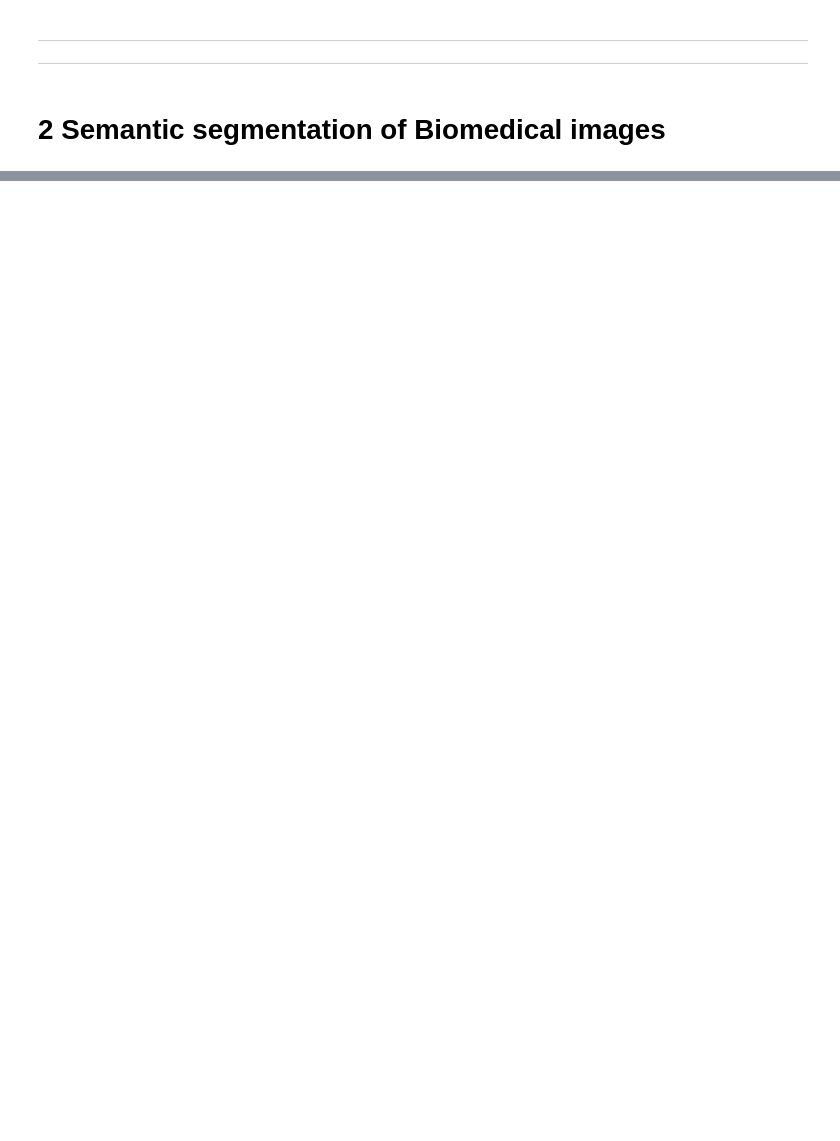
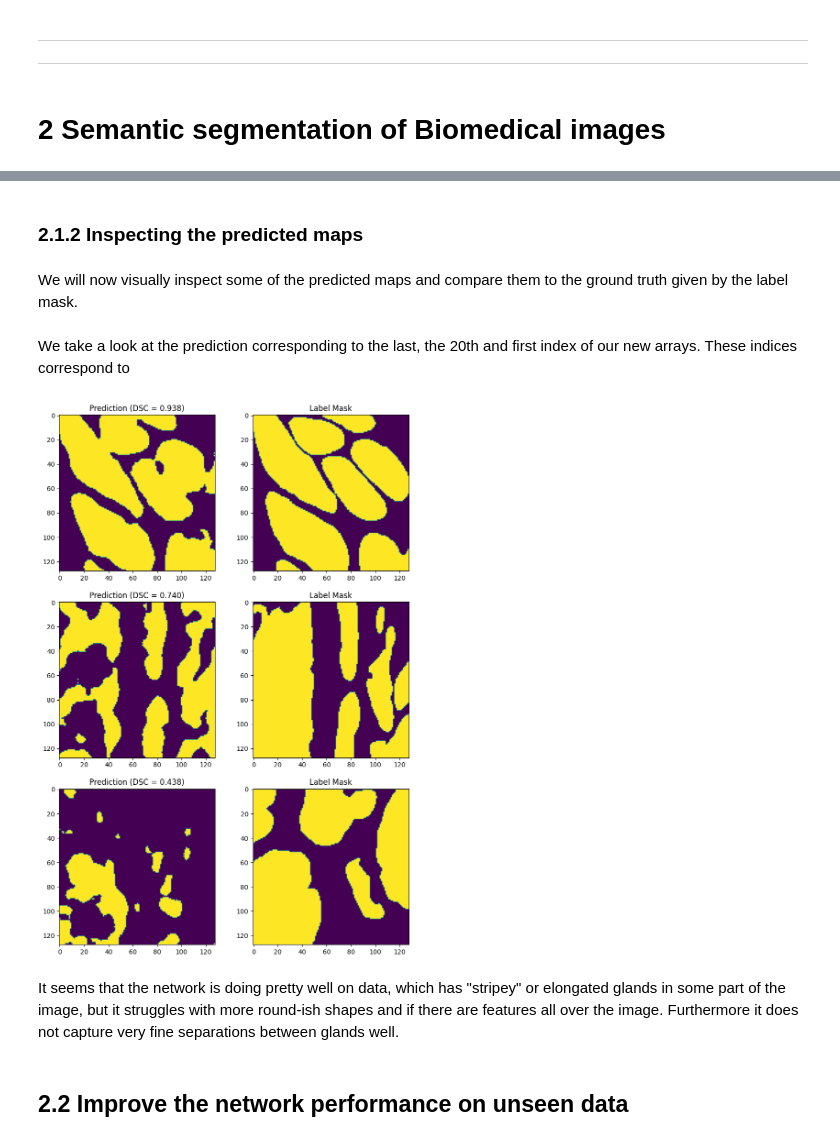
Before and after one commit to pzeiger/DeepLearning, a Jupyter notebook: assignment2/Assignment2.ipynb, the cells around one changed output, grey strips where cells are left out. Cells and saved outputs as stored; diff of their text form; code cells hidden in the pictures; blank space fills up the shorter version.

```diff
--- a/assignment2/Assignment2.ipynb
+++ b/assignment2/Assignment2.ipynb
@@ -362,5 +633,5 @@ ldldl
 # %%
 batch_size_train_ww = 8          # batch size during training
 batch_size_test_ww = 32          # batch size for the test data
-lr_adam_ww = 1e-3                # learning rate for Stochastic Gradient Descent (SGD)
+lr_adam_ww = 3e-3                # learning rate for Stochastic Gradient Descent (SGD)
 nepochs_ww = 100                 # number of epochs to run the training
@@ -386,0 +675,9 @@ loading
+# %%
+training_data = dh.WarwickDataset('WARWICK/Train', transform=ImgToTensor2Channels(),
+                                  target_transform=TargetTransformCrossEntropy())
+
+test_data = dh.WarwickDataset('WARWICK/Test', transform=ImgToTensor2Channels(),
+                              target_transform=TargetTransformCrossEntropy())
+
+dataloader_train_ww = DataLoader(training_data, batch_size=batch_size_train_ww, shuffle=True)
+dataloader_test_ww = DataLoader(test_data, batch_size=batch_size_test_ww, shuffle=True)
@@ -387,15 +714,15 @@ loading
 # %%
-import ex21_convnn_warwick_pytorch as cnnww
-fname = cnnww.params2fname(nepochs_ww, lr_adam_ww, batch_size_train_ww)
+fname = 'ex21_convnn_warwick_%iepochs_lr%.4f_bs%i.pkl'% (nepochs_ww, lr_adam_ww, batch_size_train_ww)
 try:
     mynn = mnn.load_nn(fname)
     print(mynn.model)
 except FileNotFoundError:
-    model = cnnww.NeuralNetwork()
+    model = NeuralNetworkWarwick()
     loss_fn = nn.CrossEntropyLoss(reduction='mean')
     optimizer = torch.optim.Adam(model.parameters(), lr=lr_adam_ww)
     mynn = mnn.MyNeuralNetwork(model, loss_fn, optimizer, dataloader_train_ww, dataloader_test_ww,
-                               device=device, criterion=SorensenDiceCriterion())
+                               device=device, criterion=SorensenDiceCriterion(),
+                               logits2prob=LogitsToProbabilitiesImageSegmentation())
     mynn.train(nepochs=nepochs_ww)
-    #mynn.to_disk(cnnww.params2fname(nepochs_ww, lr_adam_ww, batch_size_train_ww))
+    mynn.to_disk(fname)
 # %% [output]
@@ -426,0 +750,31 @@ dataloader_train_ww.dataset[0]
+# %% [markdown]
+### 2.1.2 Inspecting the predicted maps
+# %% [markdown]
+We will now visually inspect some of the predicted maps and compare them to the ground truth given by the label mask.
+# %%
+df = mynn.log2pandas()
+crit = df[df.dataset == 'test'].criterion.iloc[-1]
+idx = np.argsort(crit)
+crit = crit[idx]
+X = [dataloader_test_ww.dataset[i][0] for i in idx]
+y = [dataloader_test_ww.dataset[i][1] for i in idx]
+# %% [markdown]
+We take a look at the prediction corresponding to the last, the 20th and first index of our new arrays. These indices correspond to
+# %%
+index = -1
+
+fig, axs = plt.subplots(3, 2, figsize=(10,15))
+
+for ii, index in enumerate((-1, 20, 0)):
+    onehot_pred = mynn.predict_onehot(X[index][None, :, :, :])
+
+    axs[ii,0].set_title('Prediction (DSC = %.3f)' % crit[index])
+    axs[ii,0].imshow(onehot_pred.cpu().reshape(128, 128))
+    axs[ii,1].set_title('Label Mask')
+    axs[ii,1].imshow(y[index])
+# %% [output]
+[figure, added]
+# %% [markdown]
+It seems that the network is doing pretty well on data, which has "stripey" or elongated glands in some part of the image, but it struggles with more round-ish shapes and if there are features all over the image. Furthermore it does not capture very fine separations between glands well.
+# %% [markdown]
+## 2.2 Improve the network performance on unseen data
```
Also changed, not shown: parts of 120 cells of this notebook, 2 other files.
